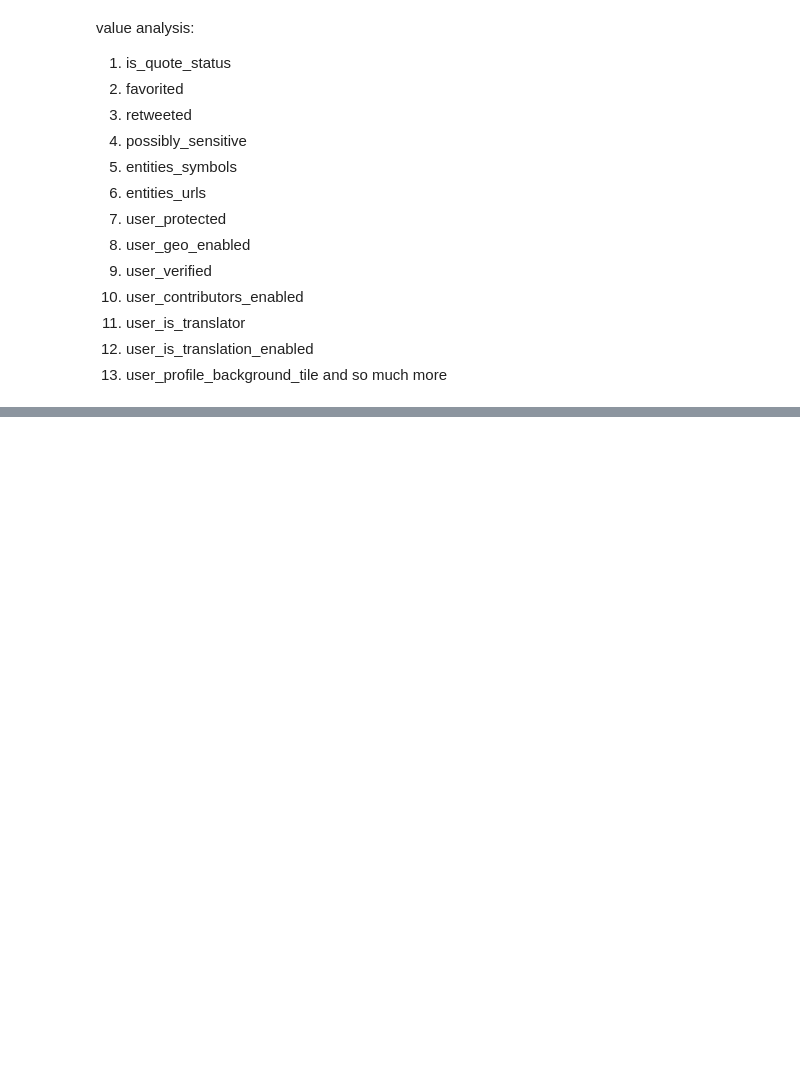
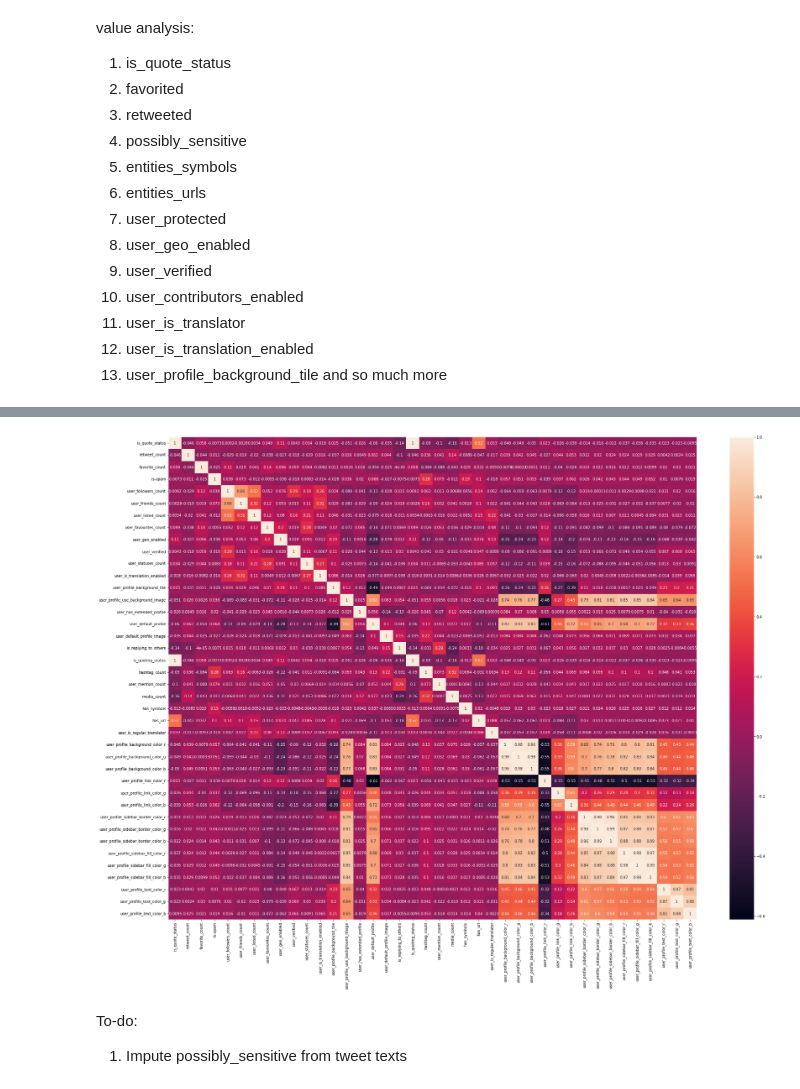
Before and after one commit to vin-rmdn/cancelled, a Jupyter notebook: notebook/tweet-ds-analysis.ipynb, the cells around one changed output, grey strips where cells are left out. Drawn from its saved outputs; the diff is of its cells as text; code cells hidden in the pictures; blank space fills up the shorter version.

```diff
--- a/notebook/tweet-ds-analysis.ipynb
+++ b/notebook/tweet-ds-analysis.ipynb
@@ -202,3 +218,24 @@ tweet_df.head(5)
+# %%
+# Drop previous attr
+tweet_df.drop(['display_text_range', 'in_reply_to_status_id', 'quoted_status_id', 'entities_hashtags', 'entities_user_mentions', 'entities_media', 'entities_symbols', 'entities_urls', 'quoted_status', 'favorited', 'retweeted', 'user_protected', 'user_contributors_enabled', 'user_is_translator', 'user_translator_type'], axis=1, inplace=True)
+# %%
+tweet_df['user_profile_background_color_r'] = np.array([list(int(i[j:j+2], 16) for j in (0, 2, 4)) for i in tweet_df['user_profile_background_color']])[:, 0]
+tweet_df['user_profile_background_color_g'] = np.array([list(int(i[j:j+2], 16) for j in (0, 2, 4)) for i in tweet_df['user_profile_background_color']])[:, 1]
+tweet_df['user_profile_background_color_b'] = np.array([list(int(i[j:j+2], 16) for j in (0, 2, 4)) for i in tweet_df['user_profile_background_color']])[:, 2]
+tweet_df['user_profile_link_color_r'] = np.array([list(int(i[j:j+2], 16) for j in (0, 2, 4)) for i in tweet_df['user_profile_link_color']])[:, 0]
+tweet_df['user_profile_link_color_g'] = np.array([list(int(i[j:j+2], 16) for j in (0, 2, 4)) for i in tweet_df['user_profile_link_color']])[:, 1]
+tweet_df['user_profile_link_color_b'] = np.array([list(int(i[j:j+2], 16) for j in (0, 2, 4)) for i in tweet_df['user_profile_link_color']])[:, 2]
+tweet_df['user_profile_sidebar_border_color_r'] = np.array([list(int(i[j:j+2], 16) for j in (0, 2, 4)) for i in tweet_df['user_profile_sidebar_border_color']])[:, 0]
+tweet_df['user_profile_sidebar_border_color_g'] = np.array([list(int(i[j:j+2], 16) for j in (0, 2, 4)) for i in tweet_df['user_profile_sidebar_border_color']])[:, 1]
+tweet_df['user_profile_sidebar_border_color_b'] = np.array([list(int(i[j:j+2], 16) for j in (0, 2, 4)) for i in tweet_df['user_profile_sidebar_border_color']])[:, 2]
+tweet_df['user_profile_sidebar_fill_color_r'] = np.array([tuple(int(i[j:j+2], 16) for j in (0, 2, 4)) for i in tweet_df['user_profile_sidebar_fill_color']])[:, 0]
+tweet_df['user_profile_sidebar_fill_color_g'] = np.array([tuple(int(i[j:j+2], 16) for j in (0, 2, 4)) for i in tweet_df['user_profile_sidebar_fill_color']])[:, 1]
+tweet_df['user_profile_sidebar_fill_color_b'] = np.array([tuple(int(i[j:j+2], 16) for j in (0, 2, 4)) for i in tweet_df['user_profile_sidebar_fill_color']])[:, 2]
+tweet_df['user_profile_text_color_r'] = np.array([tuple(int(i[j:j+2], 16) for j in (0, 2, 4)) for i in tweet_df['user_profile_text_color']])[:, 0]
+tweet_df['user_profile_text_color_g'] = np.array([tuple(int(i[j:j+2], 16) for j in (0, 2, 4)) for i in tweet_df['user_profile_text_color']])[:, 1]
+tweet_df['user_profile_text_color_b'] = np.array([tuple(int(i[j:j+2], 16) for j in (0, 2, 4)) for i in tweet_df['user_profile_text_color']])[:, 2]
+# %%
+tweet_df.drop(['user_profile_background_color', 'user_profile_link_color', 'user_profile_sidebar_border_color', 'user_profile_sidebar_fill_color', 'user_profile_text_color'], axis=1, inplace=True)
 # %% [markdown]
 null analysis:
 1. geo
@@ -223,0 +328,15 @@ and so much more
+# %%
+numeric_df = tweet_df.drop(['inferred_text', 'user_name', 'user_location', 'user_description'], axis=1)
+numeric_df.drop('user_created_at', axis=1, inplace=True) # needs further preprocessing
+numeric_df.drop('possibly_sensitive', axis=1, inplace=True) # needs imputation from tweets first.
+# %%
+import seaborn as sns
+from matplotlib import pyplot as plt
+plt.figure(figsize=(32,24))
+sns.heatmap(numeric_df.corr(), annot=True)
+plt.show()
+# %% [output]
+[figure, added]
+# %% [markdown]
+To-do:
+1. Impute possibly_sensitive from tweet texts
```
Also changed, not shown: parts of 24 cells of this notebook, 7 other files.
